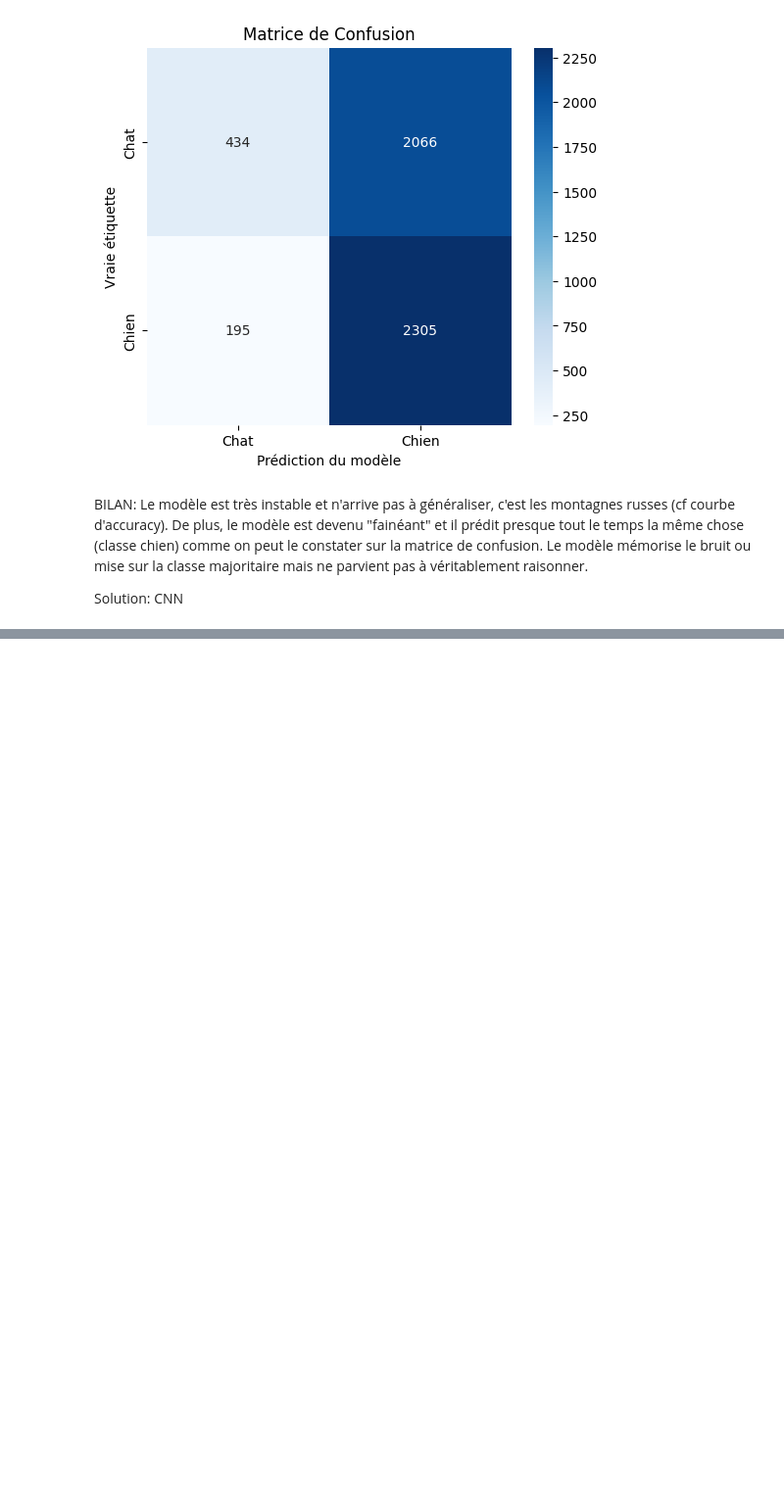
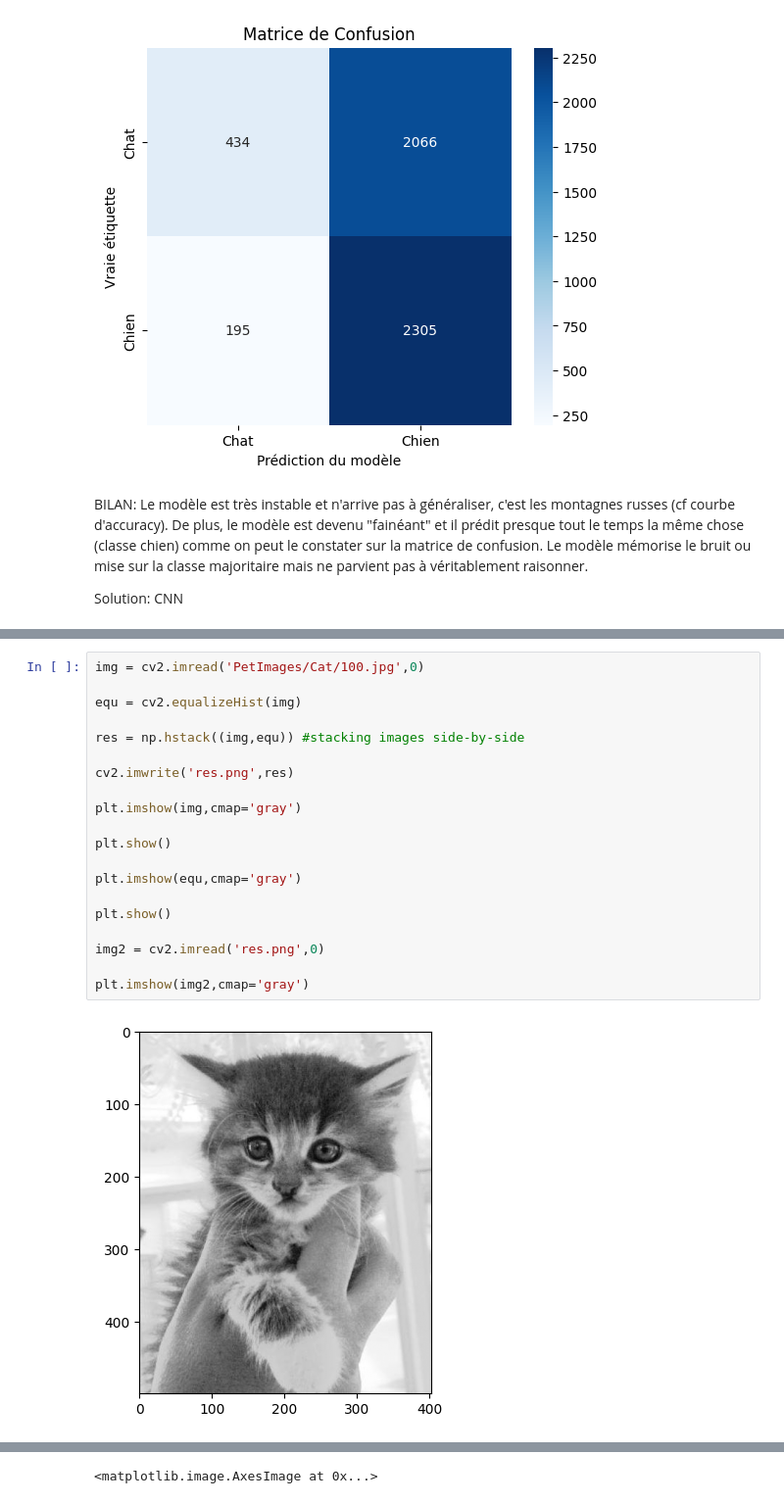
Before and after one commit to Dev-IA-P5-2027/lucas.fandinoperez, a Jupyter notebook: workshop_story_9_2/Workshop 2-Kurdy.ipynb, the cells around one changed output, grey strips where cells are left out. Shown at 98% size. Saved outputs shown, nothing was run; the diff lists cells and outputs as text; blank space fills up the shorter version.

```diff
--- a/workshop_story_9_2/Workshop 2-Kurdy.ipynb
+++ b/workshop_story_9_2/Workshop 2-Kurdy.ipynb
@@ -340,0 +365,22 @@ Solution: CNN
+# %%
+img = cv2.imread('PetImages/Cat/100.jpg',0)
+
+equ = cv2.equalizeHist(img)
+
+res = np.hstack((img,equ)) #stacking images side-by-side
+
+cv2.imwrite('res.png',res)
+
+plt.imshow(img,cmap='gray')
+
+plt.show()
+
+plt.imshow(equ,cmap='gray')
+
+plt.show()
+
+img2 = cv2.imread('res.png',0)
+
+plt.imshow(img2,cmap='gray')
+# %% [output]
+[figure, added]
@@ -340,0 +388 @@ Solution: CNN
+<matplotlib.image.AxesImage at 0x...>
```
Also changed, not shown: parts of 6 cells of this notebook.
